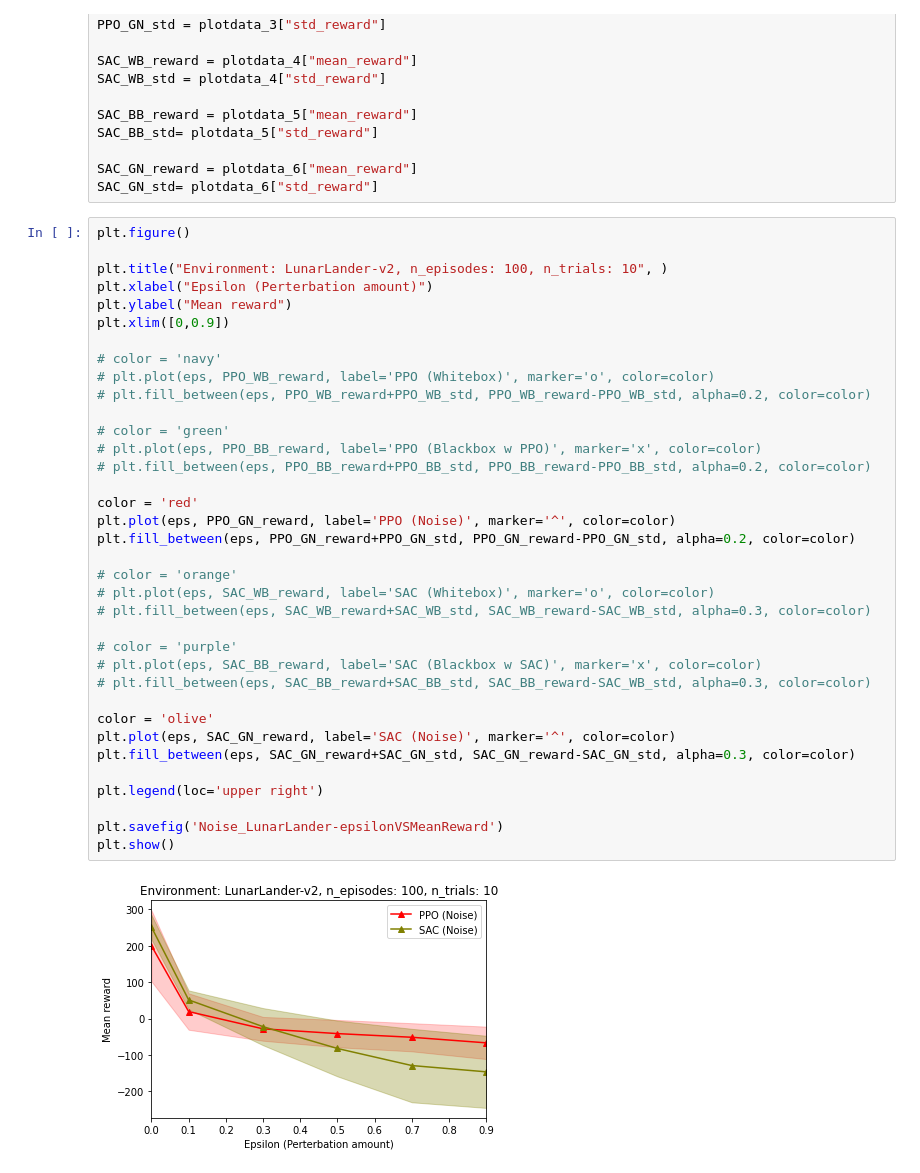
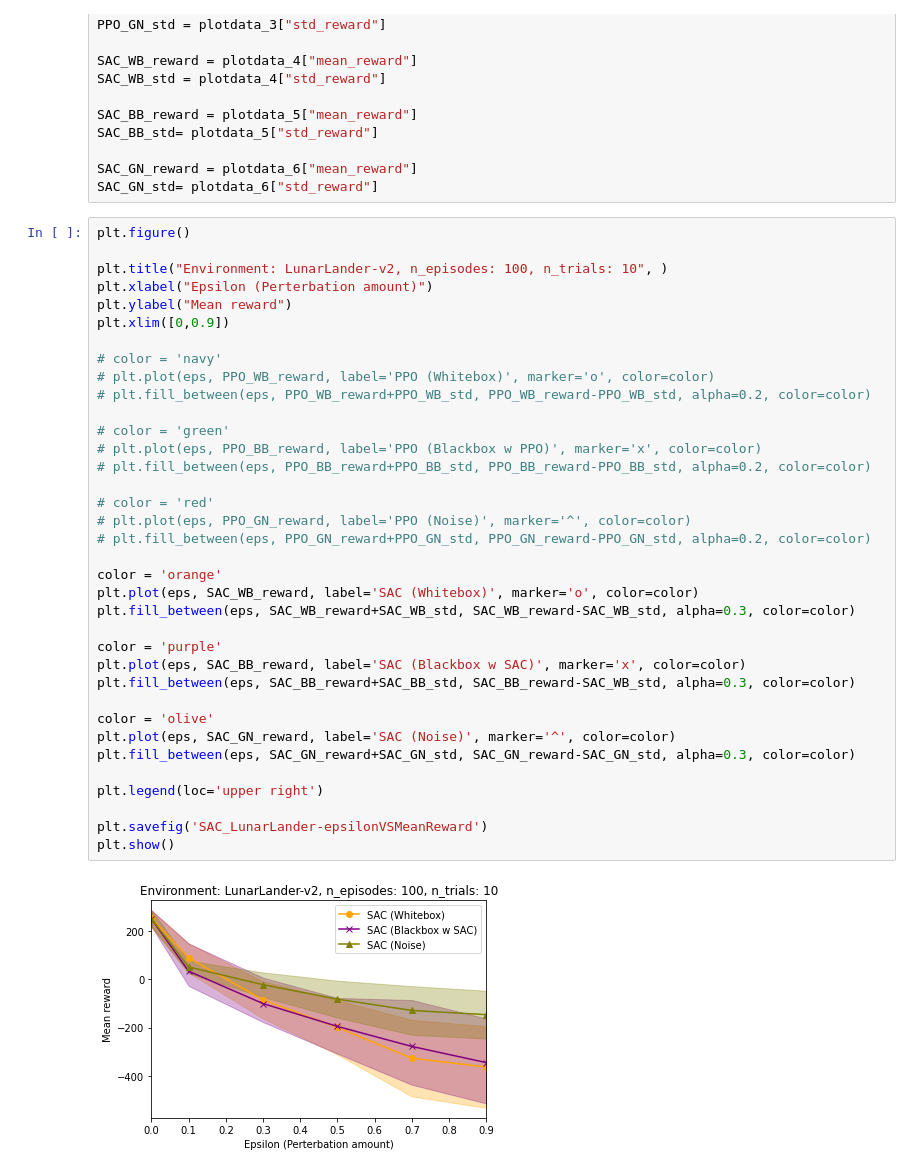
Before and after one commit to bhargavCSSE/adv-RL, a Jupyter notebook: plotter_matplotlib.ipynb, the cells around one changed output. Drawn from its saved outputs; the diff is of its cells as text.

Commit message:
SAC plot legend update

```diff
--- a/plotter_matplotlib.ipynb
+++ b/plotter_matplotlib.ipynb
@@ -33,38 +33,38 @@ SAC_GN_std= plotdata_6["std_reward"]
 # %%
 plt.figure()
 
 plt.title("Environment: LunarLander-v2, n_episodes: 100, n_trials: 10", )
 plt.xlabel("Epsilon (Perterbation amount)")
 plt.ylabel("Mean reward")
 plt.xlim([0,0.9])
 
 # color = 'navy'
 # plt.plot(eps, PPO_WB_reward, label='PPO (Whitebox)', marker='o', color=color)
 # plt.fill_between(eps, PPO_WB_reward+PPO_WB_std, PPO_WB_reward-PPO_WB_std, alpha=0.2, color=color)
 
 # color = 'green'
 # plt.plot(eps, PPO_BB_reward, label='PPO (Blackbox w PPO)', marker='x', color=color)
 # plt.fill_between(eps, PPO_BB_reward+PPO_BB_std, PPO_BB_reward-PPO_BB_std, alpha=0.2, color=color)
 
-color = 'red'
-plt.plot(eps, PPO_GN_reward, label='PPO (Noise)', marker='^', color=color)
-plt.fill_between(eps, PPO_GN_reward+PPO_GN_std, PPO_GN_reward-PPO_GN_std, alpha=0.2, color=color)
+# color = 'red'
+# plt.plot(eps, PPO_GN_reward, label='PPO (Noise)', marker='^', color=color)
+# plt.fill_between(eps, PPO_GN_reward+PPO_GN_std, PPO_GN_reward-PPO_GN_std, alpha=0.2, color=color)
 
-# color = 'orange'
-# plt.plot(eps, SAC_WB_reward, label='SAC (Whitebox)', marker='o', color=color)
-# plt.fill_between(eps, SAC_WB_reward+SAC_WB_std, SAC_WB_reward-SAC_WB_std, alpha=0.3, color=color)
+color = 'orange'
+plt.plot(eps, SAC_WB_reward, label='SAC (Whitebox)', marker='o', color=color)
+plt.fill_between(eps, SAC_WB_reward+SAC_WB_std, SAC_WB_reward-SAC_WB_std, alpha=0.3, color=color)
 
-# color = 'purple'
-# plt.plot(eps, SAC_BB_reward, label='SAC (Blackbox w SAC)', marker='x', color=color)
-# plt.fill_between(eps, SAC_BB_reward+SAC_BB_std, SAC_BB_reward-SAC_WB_std, alpha=0.3, color=color)
+color = 'purple'
+plt.plot(eps, SAC_BB_reward, label='SAC (Blackbox w SAC)', marker='x', color=color)
+plt.fill_between(eps, SAC_BB_reward+SAC_BB_std, SAC_BB_reward-SAC_WB_std, alpha=0.3, color=color)
 
 color = 'olive'
 plt.plot(eps, SAC_GN_reward, label='SAC (Noise)', marker='^', color=color)
 plt.fill_between(eps, SAC_GN_reward+SAC_GN_std, SAC_GN_reward-SAC_GN_std, alpha=0.3, color=color)
 
 plt.legend(loc='upper right')
 
-plt.savefig('Noise_LunarLander-epsilonVSMeanReward')
+plt.savefig('SAC_LunarLander-epsilonVSMeanReward')
 plt.show()
 # %% [output]
-[figure, old version]
+[figure, new version]
```
Also changed, not shown: 2 other files.
